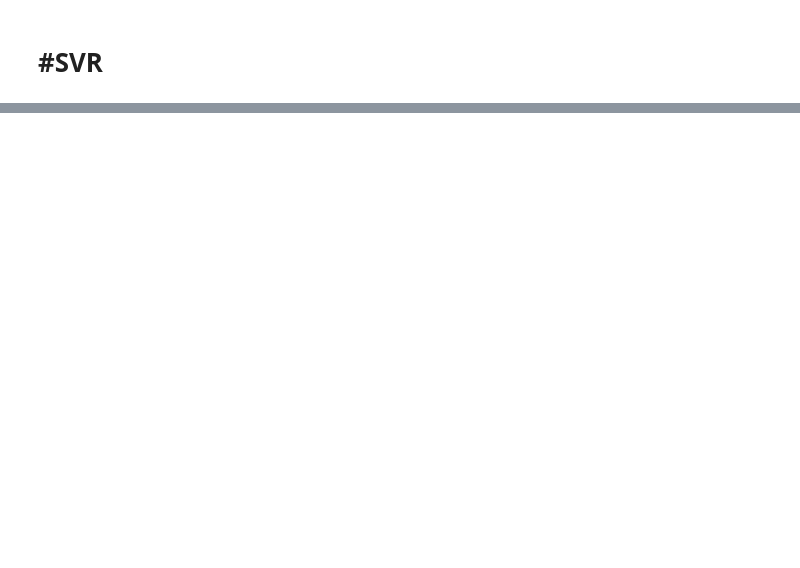
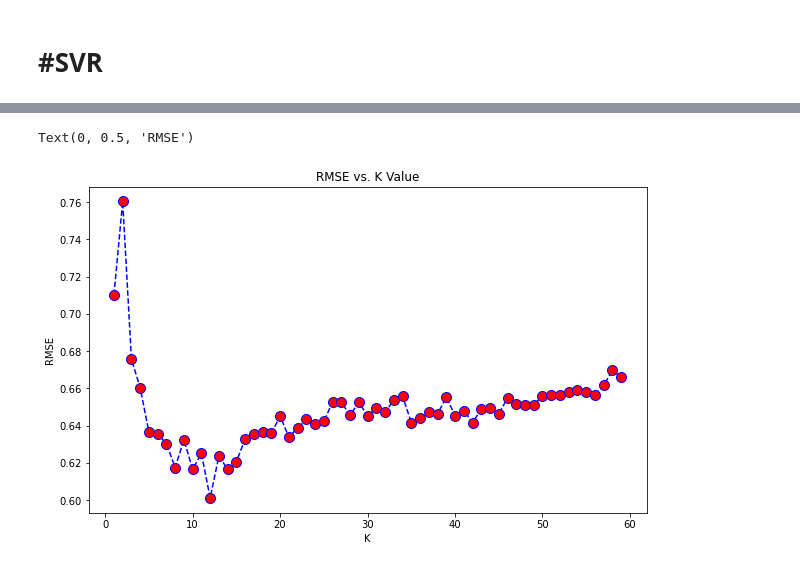
Before and after one commit to kentwx/hw2_M11023009, a Jupyter notebook: 1106_Bean.ipynb, the cells around one changed output, grey strips where cells are left out. Cells and saved outputs as stored; diff of their text form; code cells hidden in the pictures; blank space fills up the shorter version.

```diff
--- a/1106_Bean.ipynb
+++ b/1106_Bean.ipynb
@@ -191,0 +268,10 @@ Text(0, 0.5, 'Measured')
+# %%
+#將k=1~60的RMSE製圖畫出。
+plt.figure(figsize=(10,6))
+plt.plot(range(1,60),rmse,color='blue',linestyle='dashed',marker='o',markerfacecolor='red',markersize=10)
+plt.title('RMSE vs. K Value')
+plt.xlabel('K')
+plt.ylabel('RMSE')
+# %% [output]
+Text(0, 0.5, 'RMSE')
+[figure, added]
```
Also changed, not shown: parts of 29 cells of this notebook, 1 other file.
